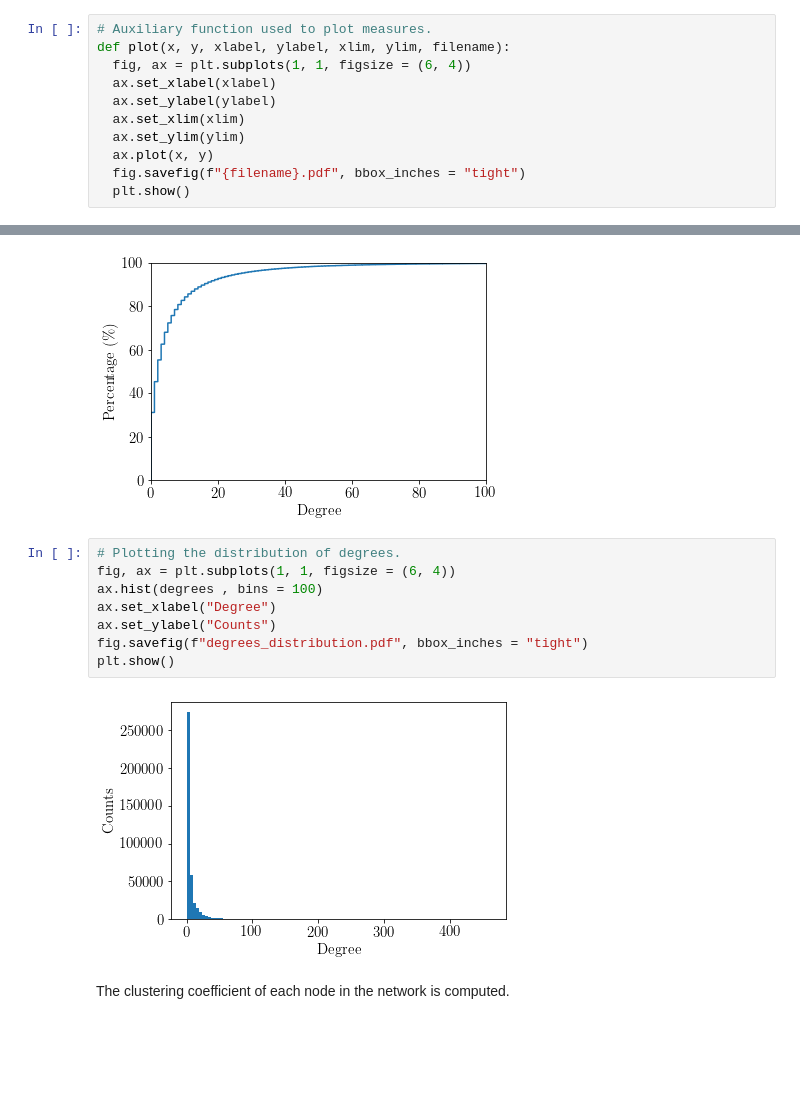
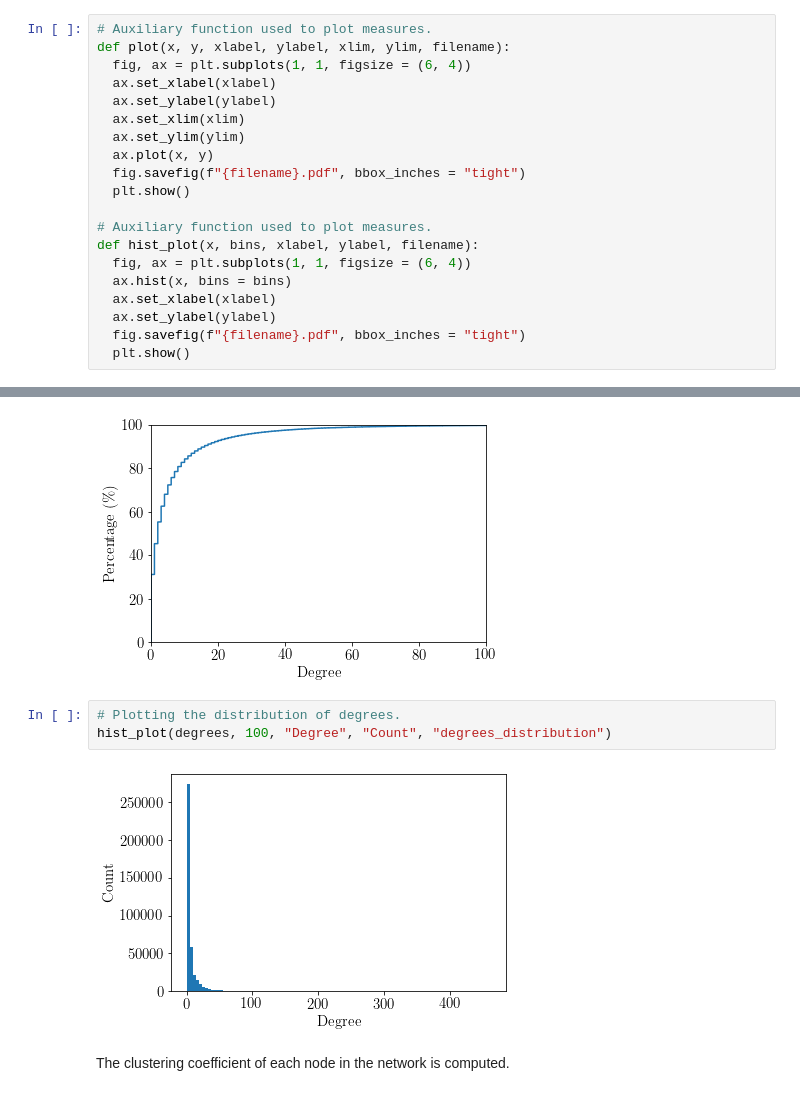
Before and after one commit to matteodonati/co-authorship_network_analysis, a Jupyter notebook: co_authorship_network.ipynb, the cells around one changed output, grey strips where cells are left out. Saved outputs shown, nothing was run; the diff lists cells and outputs as text; blank space fills up the shorter version.

Commit message:
minor changes to figures

```diff
--- a/co_authorship_network.ipynb
+++ b/co_authorship_network.ipynb
@@ -134,6 +125,15 @@ def plot(x, y, xlabel, ylabel, xlim, ylim, filename):
   ax.plot(x, y)
   fig.savefig(f"{filename}.pdf", bbox_inches = "tight")
   plt.show()
+
+# Auxiliary function used to plot measures.
+def hist_plot(x, bins, xlabel, ylabel, filename):
+  fig, ax = plt.subplots(1, 1, figsize = (6, 4))
+  ax.hist(x, bins = bins)
+  ax.set_xlabel(xlabel)
+  ax.set_ylabel(ylabel)
+  fig.savefig(f"{filename}.pdf", bbox_inches = "tight")
+  plt.show()
 # %% [markdown]
 The density of the network is computed.
 # %%
@@ -173,16 +173,11 @@ Both the cumulative distribution function, as well as the probability distributi
 plot(np.sort(degrees), np.arange(len(degrees)) / float(len(degrees)) * 100, "Degree", r"Percentage (\%)", [0, 100], [0, 100], "degrees_CDF")
 # %% [output]
 [figure]
-# %%
-# Plotting the distribution of degrees.
-fig, ax = plt.subplots(1, 1, figsize = (6, 4))
-ax.hist(degrees , bins = 100)
-ax.set_xlabel("Degree")
-ax.set_ylabel("Counts")
-fig.savefig(f"degrees_distribution.pdf", bbox_inches = "tight")
-plt.show()
-# %% [output]
-[figure, removed]
+# %%
+# Plotting the distribution of degrees.
+hist_plot(degrees, 100, "Degree", "Count", "degrees_distribution")
+# %% [output]
+[figure, added]
 # %% [markdown]
 The clustering coefficient of each node in the network is computed.
 # %%
```
Also changed, not shown: parts of 13 cells of this notebook, 9 other files.
